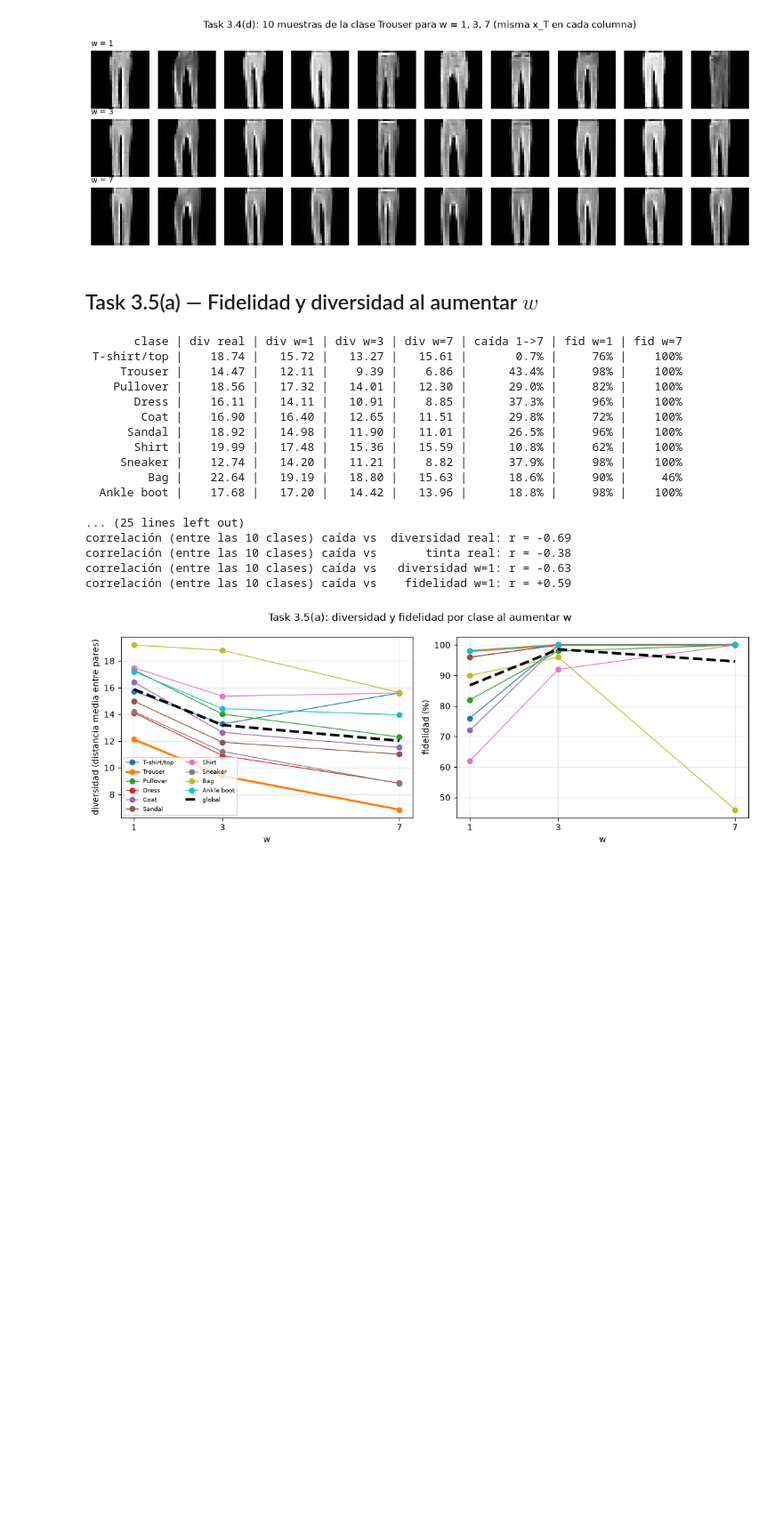
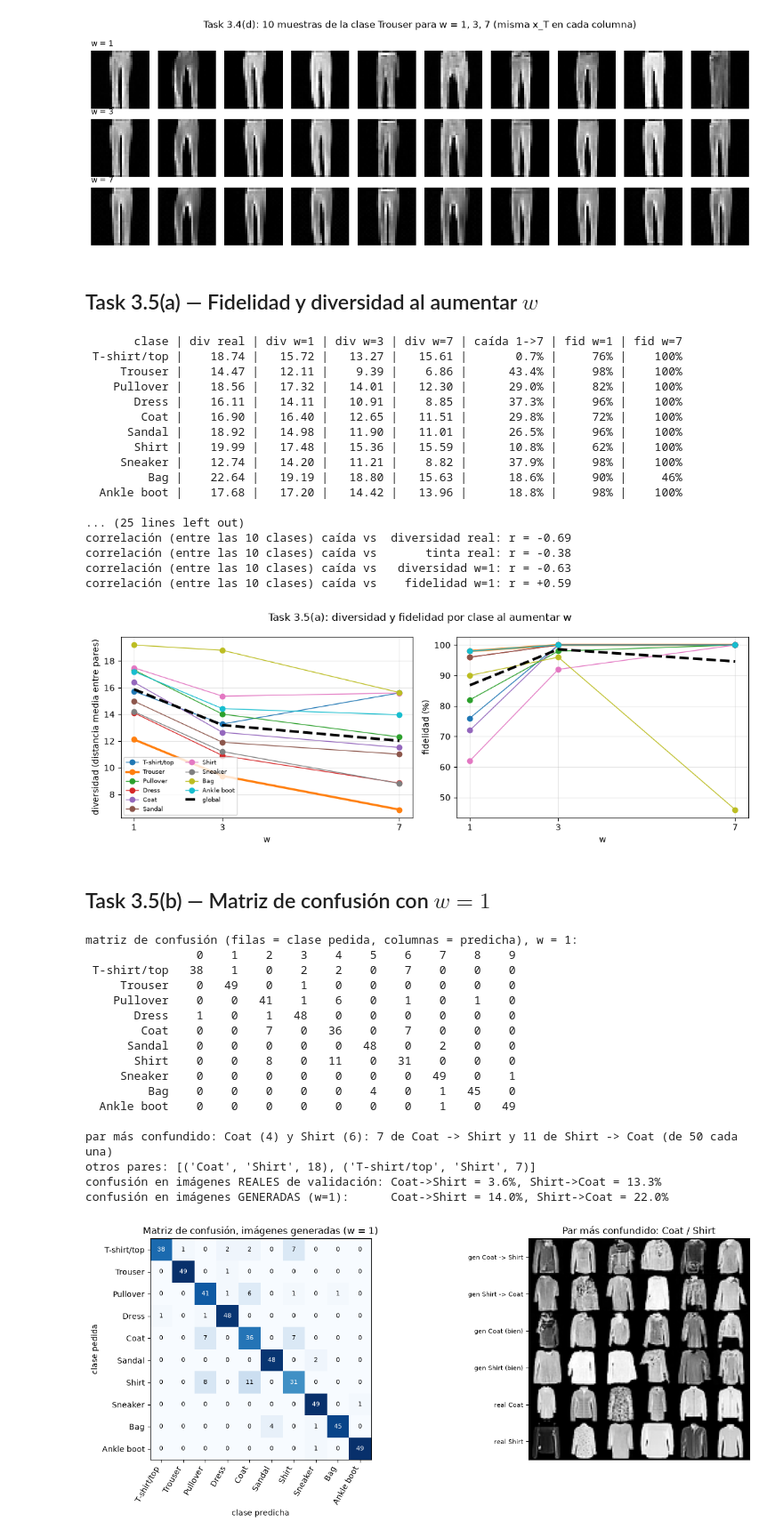
Before and after one commit to Branuvg/lab9_deep, a Jupyter notebook: lab9.ipynb, the cells around one changed output. Shown at 89% size. Saved outputs shown, nothing was run; the diff lists cells and outputs as text; code cells hidden in the pictures; blank space fills up the shorter version.

Commit message:
feat(task3.5b): matriz de confusion con w=1

```diff
--- a/lab9.ipynb
+++ b/lab9.ipynb
@@ -1312,3 +1312,76 @@ correlación (entre las 10 clases) caída vs       tinta real: r = -0.38
 correlación (entre las 10 clases) caída vs   diversidad w=1: r = -0.63
 correlación (entre las 10 clases) caída vs    fidelidad w=1: r = +0.59
 [figure]
+# %% [markdown]
+## Task 3.5(b) — Matriz de confusión con $w=1$
+# %%
+# ---- Task 3.5(b): matriz de confusión sobre las imágenes generadas con w = 1 ----
+y1, p1 = samples[1]["y"], metrics[1]["pred"]
+cm = torch.zeros(10, 10, dtype=torch.long)
+for a, b in zip(y1.tolist(), p1.tolist()): cm[a, b] += 1          # fila = clase pedida, columna = clase predicha
+cm_np = cm.numpy()
+print("matriz de confusión (filas = clase pedida, columnas = predicha), w = 1:")
+print(" " * 13 + " ".join(f"{k:>4}" for k in range(10)))
+for k in range(10): print(f"{CLASSES[k]:>12} " + " ".join(f"{v:>4}" for v in cm_np[k]))
+
+off = cm_np.copy(); np.fill_diagonal(off, 0)
+sym = off + off.T                                                  # confusión en cualquiera de los dos sentidos
+a_, b_ = np.unravel_index(np.argmax(np.triu(sym)), sym.shape)
+print(f"\npar más confundido: {CLASSES[a_]} ({a_}) y {CLASSES[b_]} ({b_}): "
+      f"{off[a_, b_]} de {CLASSES[a_]} -> {CLASSES[b_]} y {off[b_, a_]} de {CLASSES[b_]} -> {CLASSES[a_]} (de 50 cada una)")
+top = np.dstack(np.unravel_index(np.argsort(-sym.ravel()), sym.shape))[0]
+print("otros pares:", [(CLASSES[i], CLASSES[j], int(sym[i, j])) for i, j in top[:12:2] if i < j][:4])
+
+# contraste con imágenes reales: ¿cuánto se confunde ese mismo par en validación (generador vs clasificador vs clases)?
+pv = predict(clf, X_val_d).cpu(); yv = Y_val.cpu()
+real_ab = ((pv[yv == a_] == b_).float().mean().item(), (pv[yv == b_] == a_).float().mean().item())
+gen_ab = (off[a_, b_] / 50, off[b_, a_] / 50)
+print(f"confusión en imágenes REALES de validación: {CLASSES[a_]}->{CLASSES[b_]} = {100*real_ab[0]:.1f}%, "
+      f"{CLASSES[b_]}->{CLASSES[a_]} = {100*real_ab[1]:.1f}%")
+print(f"confusión en imágenes GENERADAS (w=1):      {CLASSES[a_]}->{CLASSES[b_]} = {100*gen_ab[0]:.1f}%, "
+      f"{CLASSES[b_]}->{CLASSES[a_]} = {100*gen_ab[1]:.1f}%")
+
+fig, ax = plt.subplots(1, 2, figsize=(14, 5.5))
+im = ax[0].imshow(cm_np, cmap="Blues"); ax[0].set_xticks(range(10)); ax[0].set_yticks(range(10))
+ax[0].set_xticklabels(CLASSES, rotation=60, ha="right"); ax[0].set_yticklabels(CLASSES)
+for i in range(10):
+    for j in range(10): ax[0].text(j, i, cm_np[i, j], ha="center", va="center", color="w" if cm_np[i, j] > 25 else "k", fontsize=8)
+ax[0].set_xlabel("clase predicha"); ax[0].set_ylabel("clase pedida"); ax[0].set_title("Matriz de confusión, imágenes generadas (w = 1)")
+
+# imágenes del par: generadas de A que se leyeron como B, generadas de B que se leyeron como A, y reales de A y B
+def pick(x, y, p, ca, cb, n=6): return x[(y == ca) & (p == cb)][:n]
+rowsA = [("gen " + CLASSES[a_] + " -> " + CLASSES[b_], pick(samples[1]["x"], y1, p1, a_, b_)),
+         ("gen " + CLASSES[b_] + " -> " + CLASSES[a_], pick(samples[1]["x"], y1, p1, b_, a_)),
+         ("gen " + CLASSES[a_] + " (bien)", pick(samples[1]["x"], y1, p1, a_, a_)),
+         ("gen " + CLASSES[b_] + " (bien)", pick(samples[1]["x"], y1, p1, b_, b_)),
+         ("real " + CLASSES[a_], real_x[real_y == a_][:6]), ("real " + CLASSES[b_], real_x[real_y == b_][:6])]
+canvas = np.ones((len(rowsA) * 29, 6 * 29)) * -1
+for r, (_, xs_) in enumerate(rowsA):
+    for j in range(min(6, len(xs_))): canvas[r * 29:r * 29 + 28, j * 29:j * 29 + 28] = xs_[j, 0].numpy()
+ax[1].imshow(canvas, cmap="gray", vmin=-1, vmax=1); ax[1].set_xticks([])
+ax[1].set_yticks([14 + 29 * r for r in range(len(rowsA))]); ax[1].set_yticklabels([n for n, _ in rowsA], fontsize=8)
+ax[1].set_title(f"Par más confundido: {CLASSES[a_]} / {CLASSES[b_]}")
+plt.tight_layout(); plt.savefig("figures/t3_5b_matriz_confusion.png", dpi=150, bbox_inches="tight"); plt.show()
+RESULTS_T34["t3_5b"] = {"confusion_matrix_w1": cm_np.tolist(), "pair": [CLASSES[a_], CLASSES[b_]],
+                        "gen_confusions": [int(off[a_, b_]), int(off[b_, a_])], "gen_rate": list(gen_ab),
+                        "real_val_rate": list(real_ab),
+                        "recall_by_class": [float(cm_np[k, k] / 50) for k in range(10)]}
+# %% [output]
+matriz de confusión (filas = clase pedida, columnas = predicha), w = 1:
+                0    1    2    3    4    5    6    7    8    9
+ T-shirt/top   38    1    0    2    2    0    7    0    0    0
+     Trouser    0   49    0    1    0    0    0    0    0    0
+    Pullover    0    0   41    1    6    0    1    0    1    0
+       Dress    1    0    1   48    0    0    0    0    0    0
+        Coat    0    0    7    0   36    0    7    0    0    0
+      Sandal    0    0    0    0    0   48    0    2    0    0
+       Shirt    0    0    8    0   11    0   31    0    0    0
+     Sneaker    0    0    0    0    0    0    0   49    0    1
+         Bag    0    0    0    0    0    4    0    1   45    0
+  Ankle boot    0    0    0    0    0    0    0    1    0   49
+
+par más confundido: Coat (4) y Shirt (6): 7 de Coat -> Shirt y 11 de Shirt -> Coat (de 50 cada una)
+otros pares: [('Coat', 'Shirt', 18), ('T-shirt/top', 'Shirt', 7)]
+confusión en imágenes REALES de validación: Coat->Shirt = 3.6%, Shirt->Coat = 13.3%
+confusión en imágenes GENERADAS (w=1):      Coat->Shirt = 14.0%, Shirt->Coat = 22.0%
+[figure, added]
```
Also changed, not shown: 1 other file.
